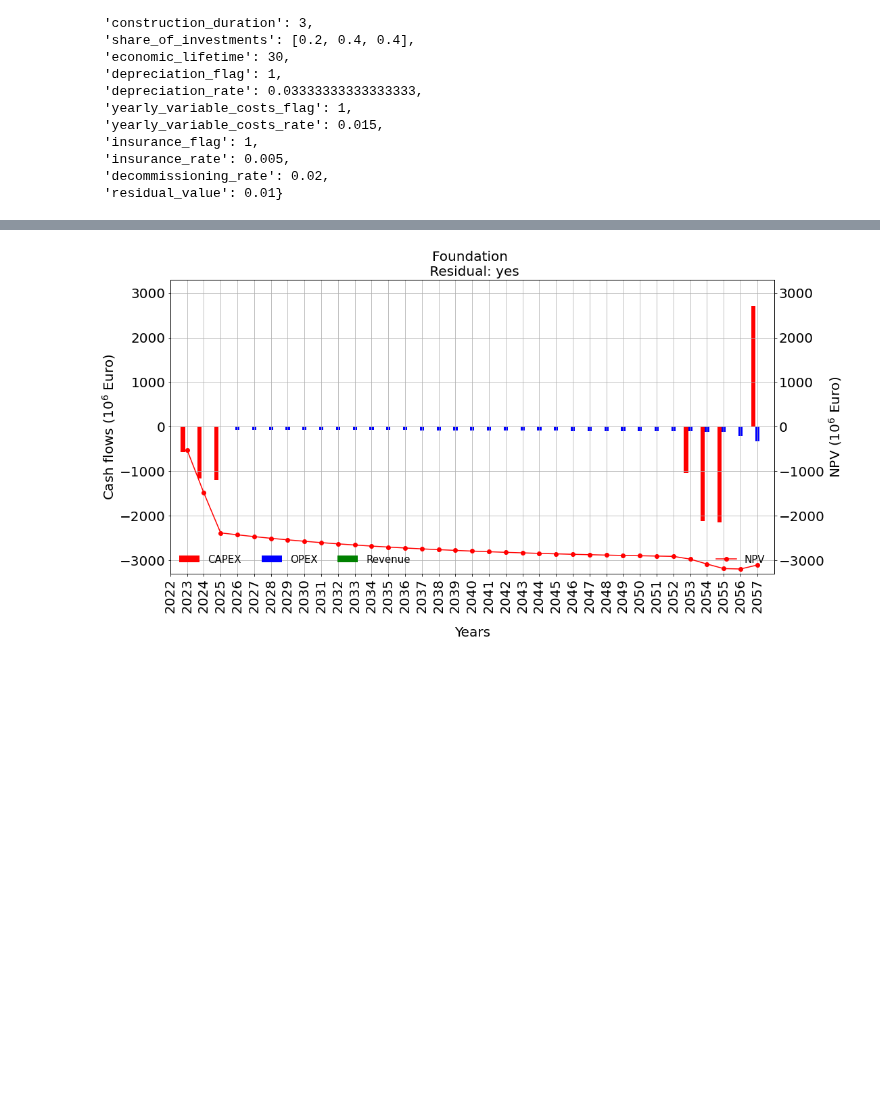
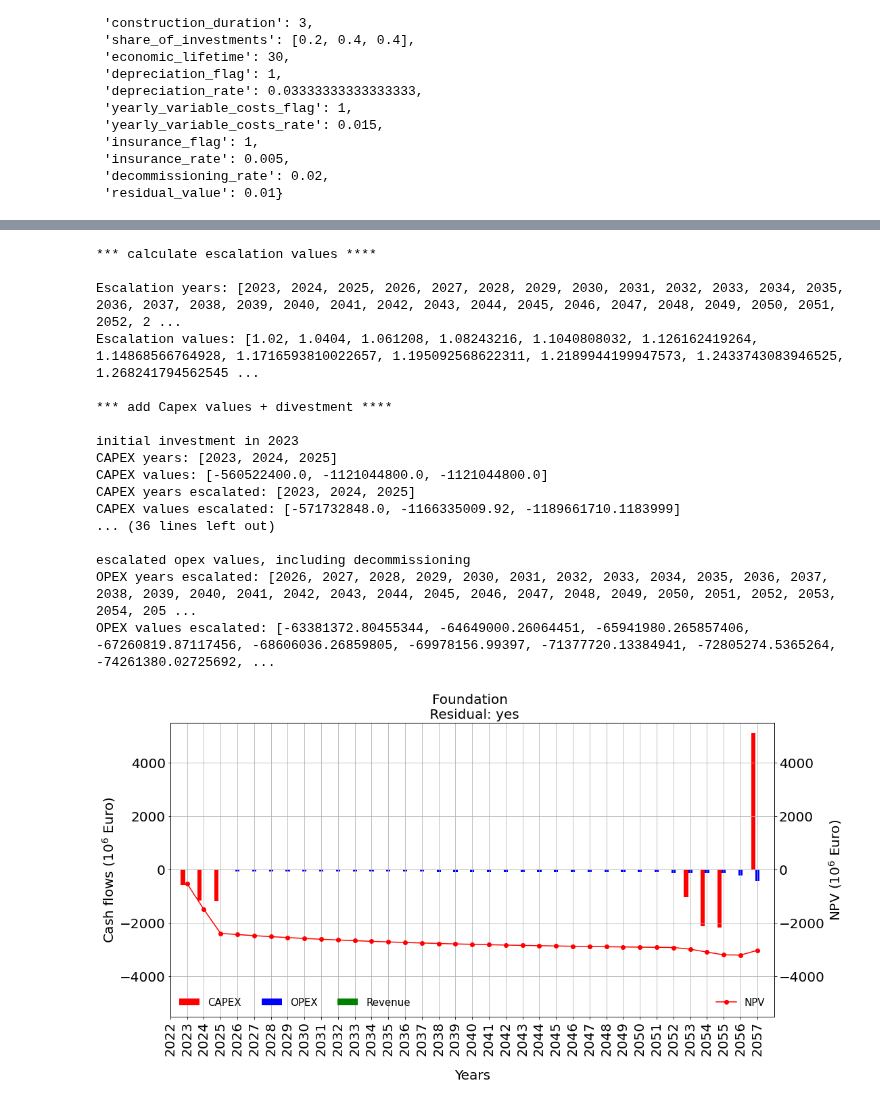
Before and after one commit to VanOord/OpenSCSim, a Jupyter notebook: Tests - demo of functionality.ipynb, the cells around one changed output, grey strips where cells are left out. Saved outputs shown, nothing was run; the diff lists cells and outputs as text; code cells hidden in the pictures; blank space fills up the shorter version.

Commit message:
Updated 'demo of functionality' - debug=True so you can follow the calculations

```diff
--- a/Tests - demo of functionality.ipynb
+++ b/Tests - demo of functionality.ipynb
@@ -71,8 +139,25 @@ create_npv_plot(Foundation.df_npv, title='Foundation \n Residual: yes' )
 [figure]
 # %%
 # case: reinvestment needed in 2053, 2057 allows for the CAPEX spending, and one operational year before decommissioning and residual value
-Foundation.generate_cashflows(startyear=2023, lifecycle=34, debug=False)
+Foundation.generate_cashflows(startyear=2023, lifecycle=34, debug=True)
 Foundation.df_npv = calculate_npv(Foundation.df, 2023, WACC=0.0984)
 create_npv_plot(Foundation.df_npv, title='Foundation \n Residual: yes' )
 # %% [output]
+*** calculate escalation values ****
+
+Escalation years: [2023, 2024, 2025, 2026, 2027, 2028, 2029, 2030, 2031, 2032, 2033, 2034, 2035, 2036, 2037, 2038, 2039, 2040, 2041, 2042, 2043, 2044, 2045, 2046, 2047, 2048, 2049, 2050, 2051, 2052, 2 ...
+Escalation values: [1.02, 1.0404, 1.061208, 1.08243216, 1.1040808032, 1.126162419264, 1.14868566764928, 1.1716593810022657, 1.195092568622311, 1.2189944199947573, 1.2433743083946525, 1.268241794562545 ...
+
+*** add Capex values + divestment ****
+
+initial investment in 2023
+CAPEX years: [2023, 2024, 2025]
+CAPEX values: [-560522400.0, -1121044800.0, -1121044800.0]
+CAPEX years escalated: [2023, 2024, 2025]
+CAPEX values escalated: [-571732848.0, -1166335009.92, -1189661710.1183999]
+... (36 lines left out)
+
+escalated opex values, including decommissioning
+OPEX years escalated: [2026, 2027, 2028, 2029, 2030, 2031, 2032, 2033, 2034, 2035, 2036, 2037, 2038, 2039, 2040, 2041, 2042, 2043, 2044, 2045, 2046, 2047, 2048, 2049, 2050, 2051, 2052, 2053, 2054, 205 ...
+OPEX values escalated: [-63381372.80455344, -64649000.26064451, -65941980.265857406, -67260819.87117456, -68606036.26859805, -69978156.99397, -71377720.13384941, -72805274.5365264, -74261380.02725692, ...
-[figure, old version]
+[figure, new version]
```
Also changed, not shown: parts of 4 cells of this notebook.
